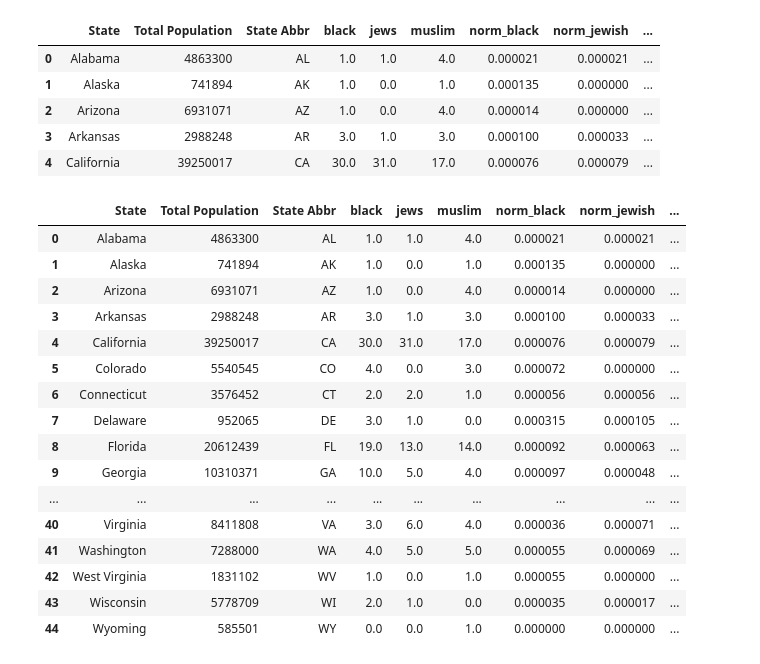
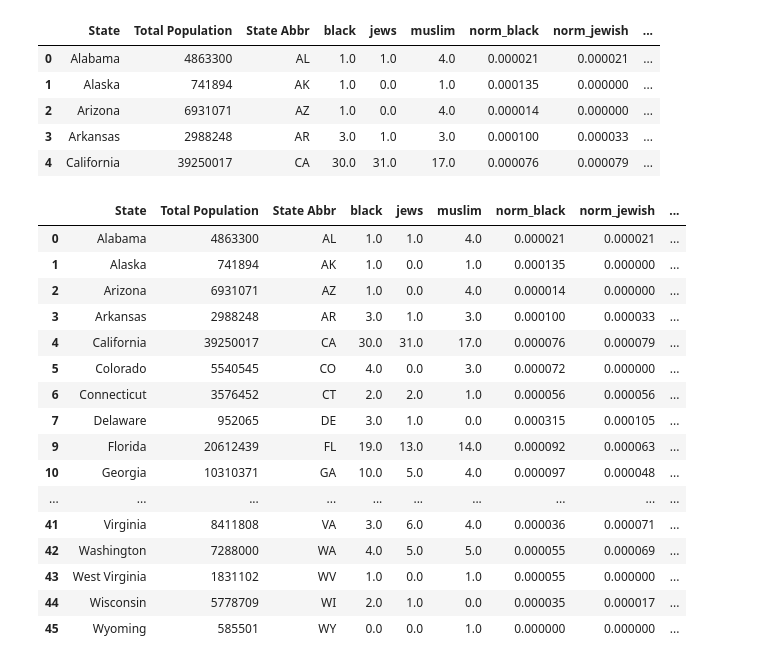
Before and after one commit to sharanyavb/hatin-on-twitter, a Jupyter notebook: t-test.ipynb, the cells around one changed output. Cells and saved outputs as stored; diff of their text form; code cells hidden in the pictures.

```diff
--- a/t-test.ipynb
+++ b/t-test.ipynb
@@ -8,6 +8,7 @@ import math
 normalized_counts = pd.read_csv("normalized_counts.csv", dtype={"Total Population":np.int32, "total_norm":np.float64,
                                                                "total_count":np.int32})
 del normalized_counts["Unnamed: 0"]
+normalized_counts.drop(8, inplace=True)
 normalized_counts.head()
 # %% [output]
 |  | State | Total Population | State Abbr | black | jews | muslim | norm_black | norm_jewish | ... |
@@ -50,12 +51,6 @@ normalized_counts.head()
 | 2 | Arizona | 6931071 | AZ | 1.0 | 0.0 | 4.0 | 0.000014 | 0.000000 | ... |
 | 3 | Arkansas | 2988248 | AR | 3.0 | 1.0 | 3.0 | 0.000100 | 0.000033 | ... |
 | 4 | California | 39250017 | CA | 30.0 | 31.0 | 17.0 | 0.000076 | 0.000079 | ... |
-# %%
-norm_pop_mean = normalized_counts['Normalized Population'].mean()
-sample_data = normalized_counts['total_count']
-alabama = [1,1,1,1,1,1]
-for x in range(4863294):
-    alabama.append(0)
 # %%
 total_tweets = int(normalized_counts['total_count'].sum())
 pop = []
@@ -93,26 +88,26 @@ for index,row in normalized_counts.iterrows():
     normalized_counts.set_value(index, 'P-Value', result[1])
 # %%
 
-del normalized_counts['index']
+
 normalized_counts
 # %% [output]
 |  | State | Total Population | State Abbr | black | jews | muslim | norm_black | norm_jewish | ... |
 | 0 | Alabama | 4863300 | AL | 1.0 | 1.0 | 4.0 | 0.000021 | 0.000021 | ... |
 | 1 | Alaska | 741894 | AK | 1.0 | 0.0 | 1.0 | 0.000135 | 0.000000 | ... |
 | 2 | Arizona | 6931071 | AZ | 1.0 | 0.0 | 4.0 | 0.000014 | 0.000000 | ... |
 | 3 | Arkansas | 2988248 | AR | 3.0 | 1.0 | 3.0 | 0.000100 | 0.000033 | ... |
 | 4 | California | 39250017 | CA | 30.0 | 31.0 | 17.0 | 0.000076 | 0.000079 | ... |
 | 5 | Colorado | 5540545 | CO | 4.0 | 0.0 | 3.0 | 0.000072 | 0.000000 | ... |
 | 6 | Connecticut | 3576452 | CT | 2.0 | 2.0 | 1.0 | 0.000056 | 0.000056 | ... |
 | 7 | Delaware | 952065 | DE | 3.0 | 1.0 | 0.0 | 0.000315 | 0.000105 | ... |
-| 8 | Florida | 20612439 | FL | 19.0 | 13.0 | 14.0 | 0.000092 | 0.000063 | ... |
-| 9 | Georgia | 10310371 | GA | 10.0 | 5.0 | 4.0 | 0.000097 | 0.000048 | ... |
+| 9 | Florida | 20612439 | FL | 19.0 | 13.0 | 14.0 | 0.000092 | 0.000063 | ... |
+| 10 | Georgia | 10310371 | GA | 10.0 | 5.0 | 4.0 | 0.000097 | 0.000048 | ... |
 | ... | ... | ... | ... | ... | ... | ... | ... | ... | ... |
-| 40 | Virginia | 8411808 | VA | 3.0 | 6.0 | 4.0 | 0.000036 | 0.000071 | ... |
-| 41 | Washington | 7288000 | WA | 4.0 | 5.0 | 5.0 | 0.000055 | 0.000069 | ... |
-| 42 | West Virginia | 1831102 | WV | 1.0 | 0.0 | 1.0 | 0.000055 | 0.000000 | ... |
-| 43 | Wisconsin | 5778709 | WI | 2.0 | 1.0 | 0.0 | 0.000035 | 0.000017 | ... |
-| 44 | Wyoming | 585501 | WY | 0.0 | 0.0 | 1.0 | 0.000000 | 0.000000 | ... |
+| 41 | Virginia | 8411808 | VA | 3.0 | 6.0 | 4.0 | 0.000036 | 0.000071 | ... |
+| 42 | Washington | 7288000 | WA | 4.0 | 5.0 | 5.0 | 0.000055 | 0.000069 | ... |
+| 43 | West Virginia | 1831102 | WV | 1.0 | 0.0 | 1.0 | 0.000055 | 0.000000 | ... |
+| 44 | Wisconsin | 5778709 | WI | 2.0 | 1.0 | 0.0 | 0.000035 | 0.000017 | ... |
+| 45 | Wyoming | 585501 | WY | 0.0 | 0.0 | 1.0 | 0.000000 | 0.000000 | ... |
 # %%
 normalized_counts.to_csv("norm_with_p_values.csv", index=False)
 # %%
```
Also changed, not shown: parts of 5 cells of this notebook, 3 other files.
